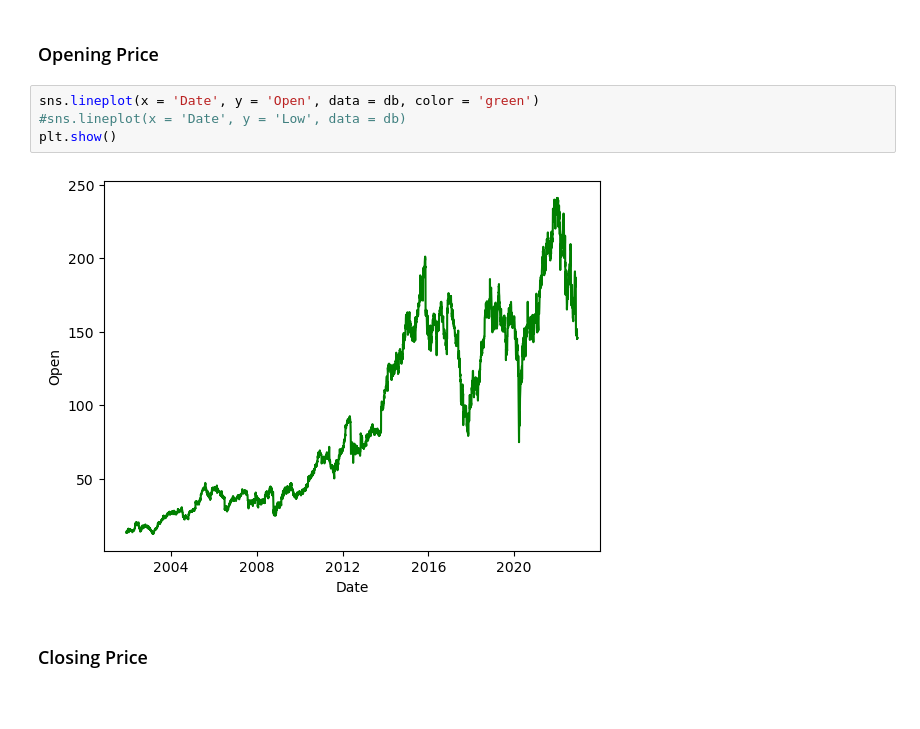
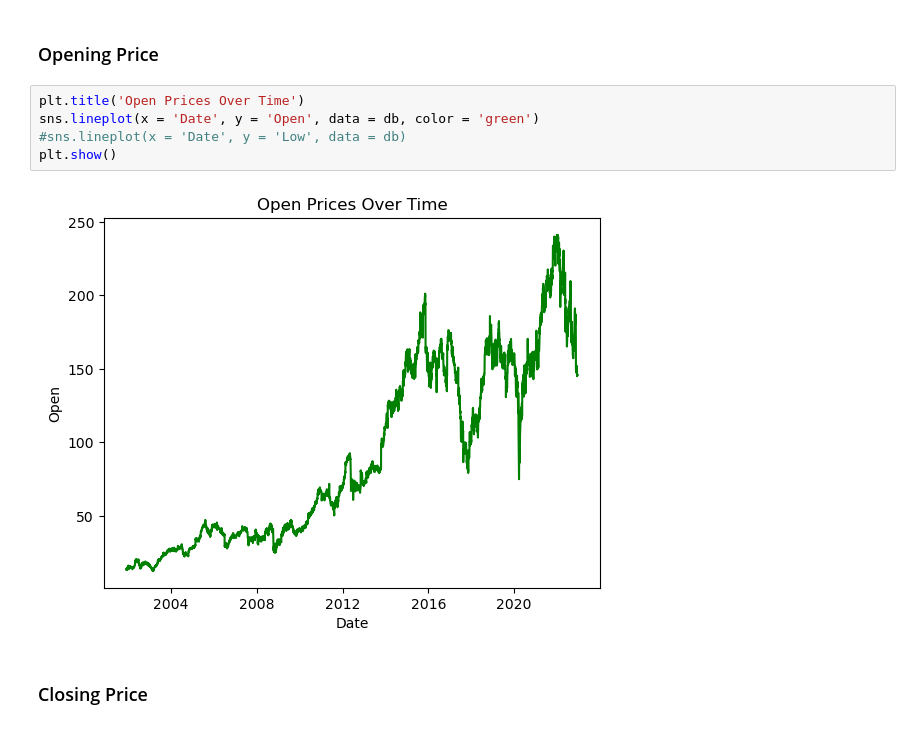
Before and after one commit to ThankiJay/Stock-Market-Prediction, a Jupyter notebook: Stock Market Prediction Using LSTM.ipynb, the cells around one changed output. Drawn from its saved outputs; the diff is of its cells as text; blank space fills up the shorter version.

```diff
--- a/Stock Market Prediction Using LSTM.ipynb
+++ b/Stock Market Prediction Using LSTM.ipynb
@@ -97,11 +98,12 @@ memory usage: 289.8 KB
 # %% [markdown]
 ### Opening Price
 # %%
+plt.title('Open Prices Over Time')
 sns.lineplot(x = 'Date', y = 'Open', data = db, color = 'green')
 #sns.lineplot(x = 'Date', y = 'Low', data = db)
 plt.show()
 # %% [output]
-[figure, old version]
+[figure, new version]
 # %% [markdown]
 ### Closing Price
 # %%
```
Also changed, not shown: parts of 10 cells of this notebook, 1 other file.
